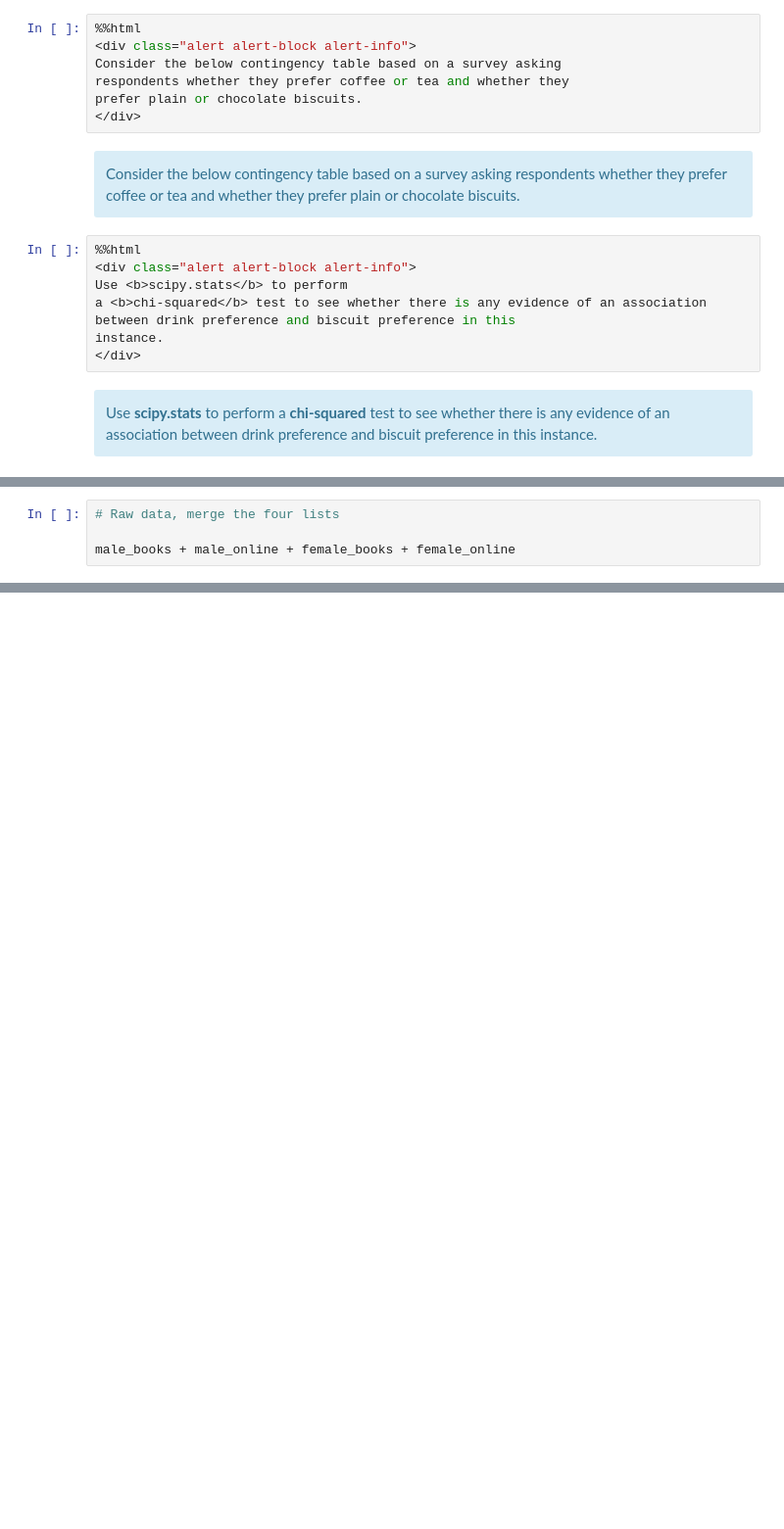
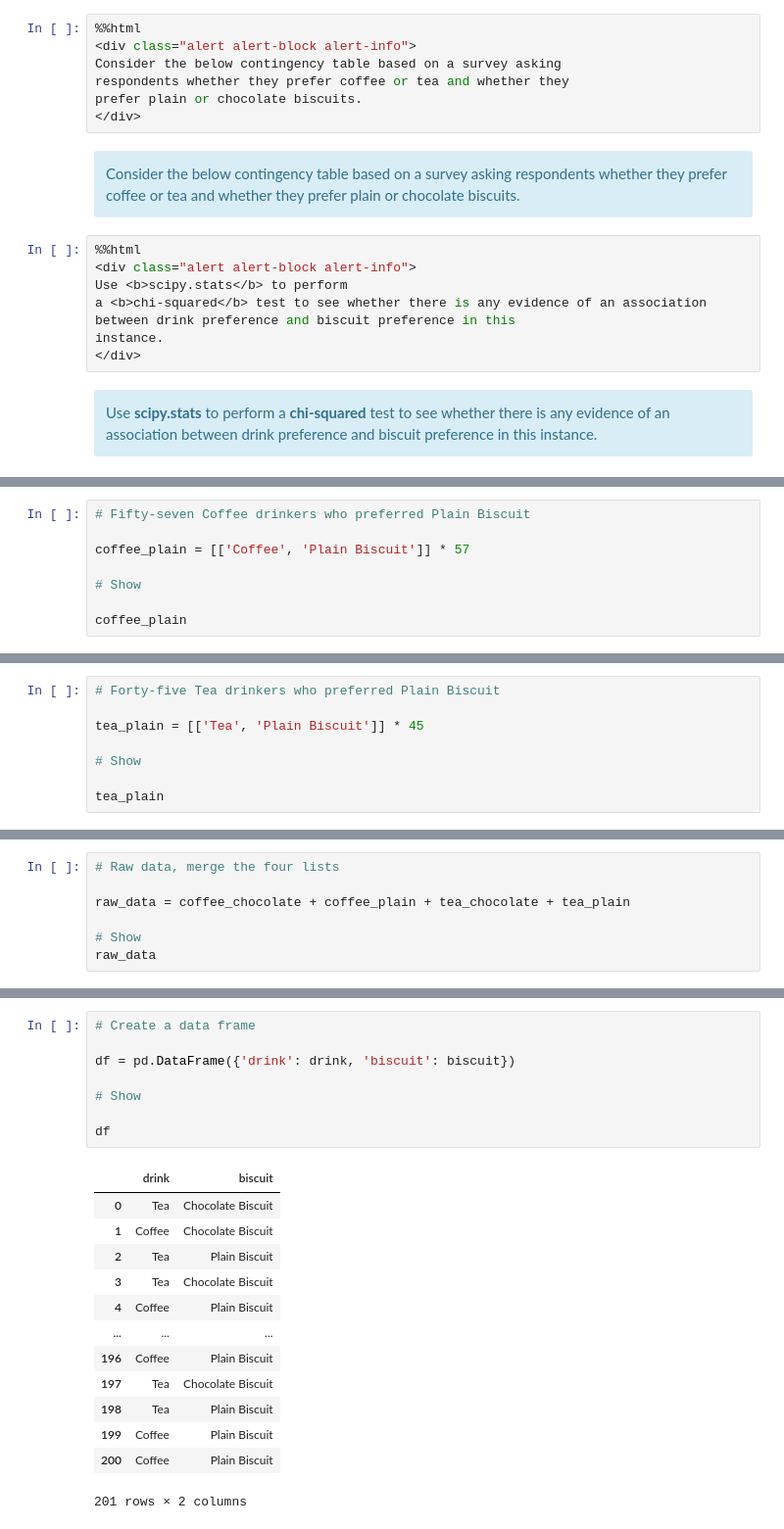
Before and after one commit to Anna20041983/Machine_Learning_and_Statistics, a Jupyter notebook: tasks.ipynb, the cells around one changed output, grey strips where cells are left out. Shown at 98% size. Saved outputs shown, nothing was run; the diff lists cells and outputs as text; blank space fills up the shorter version.

```diff
--- a/tasks.ipynb
+++ b/tasks.ipynb
@@ -281,0 +236,8 @@ female_online
+# %%
+# Fifty-seven Coffee drinkers who preferred Plain Biscuit
+
+coffee_plain = [['Coffee', 'Plain Biscuit']] * 57
+
+# Show
+
+coffee_plain
@@ -281,0 +262,8 @@ female_online
+# %%
+# Forty-five Tea drinkers who preferred Plain Biscuit
+
+tea_plain = [['Tea', 'Plain Biscuit']] * 45
+
+# Show
+
+tea_plain
@@ -282,5 +288,8 @@ female_online
 # %%
 # Raw data, merge the four lists
 
-male_books + male_online + female_books + female_online
+raw_data = coffee_chocolate + coffee_plain + tea_chocolate + tea_plain
+
+# Show
+raw_data
 # %% [output]
@@ -310,0 +366,22 @@ NameError: name 'raw_data' is not defined
+# %%
+# Create a data frame
+
+df = pd.DataFrame({'drink': drink, 'biscuit': biscuit})
+
+# Show
+
+df
+# %% [output]
+|  | drink | biscuit |
+| 0 | Tea | Chocolate Biscuit |
+| 1 | Coffee | Chocolate Biscuit |
+| 2 | Tea | Plain Biscuit |
+| 3 | Tea | Chocolate Biscuit |
+| 4 | Coffee | Plain Biscuit |
+| ... | ... | ... |
+| 196 | Coffee | Plain Biscuit |
+| 197 | Tea | Chocolate Biscuit |
+| 198 | Tea | Plain Biscuit |
+| 199 | Coffee | Plain Biscuit |
+| 200 | Coffee | Plain Biscuit |
+201 rows × 2 columns
```
Also changed, not shown: parts of 37 cells of this notebook, 2 other files.
